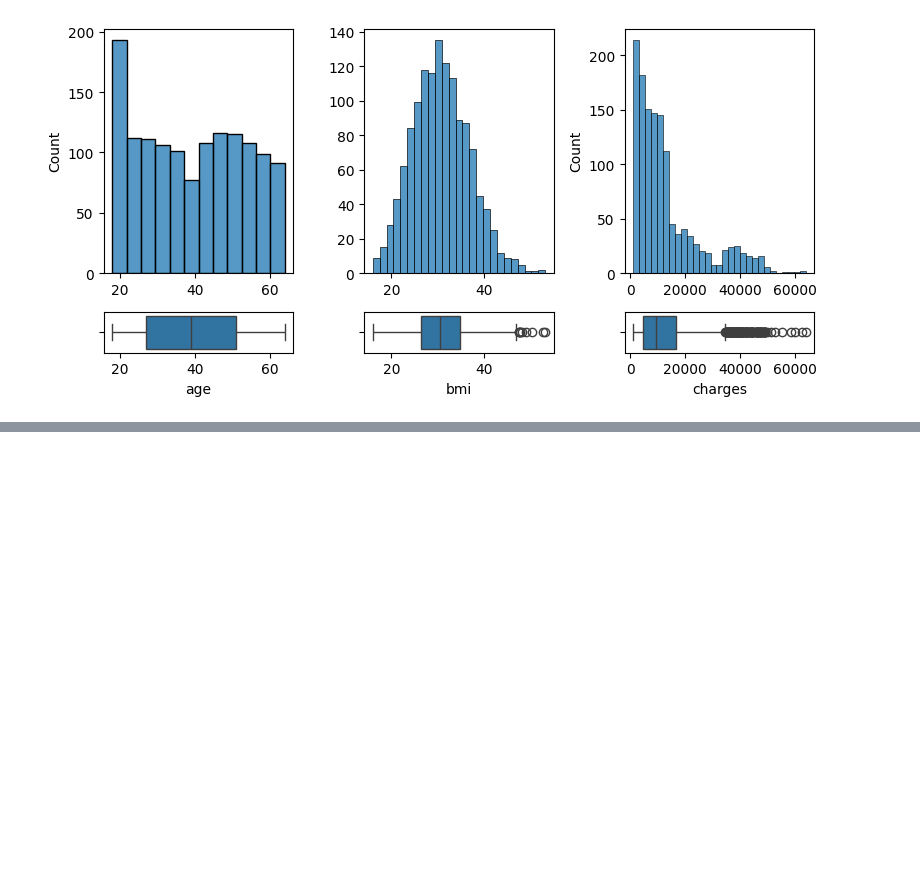
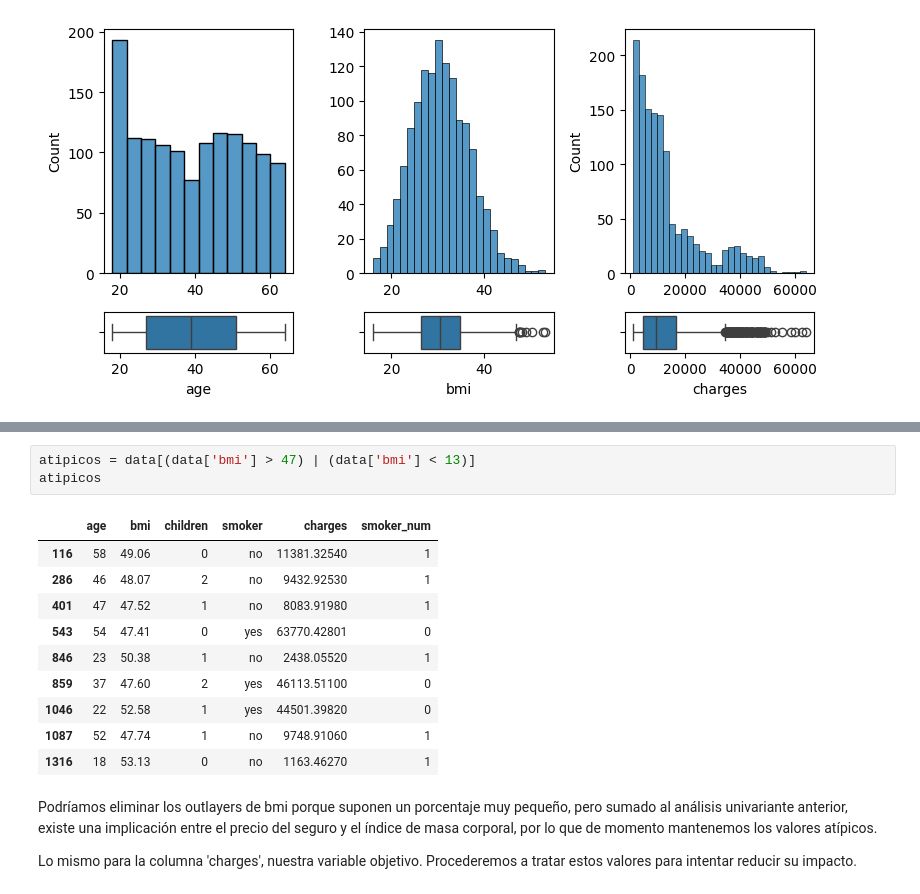
Before and after one commit to RmVa23/linear-regression, a Jupyter notebook: src/EDA.ipynb, the cells around one changed output, grey strips where cells are left out. Saved outputs shown, nothing was run; the diff lists cells and outputs as text; blank space fills up the shorter version.

```diff
--- a/src/EDA.ipynb
+++ b/src/EDA.ipynb
@@ -149,0 +203,18 @@ plt.show()
+# %%
+atipicos = data[(data['bmi'] > 47) | (data['bmi'] < 13)]
+atipicos
+# %% [output]
+|  | age | bmi | children | smoker | charges | smoker_num |
+| 116 | 58 | 49.06 | 0 | no | 11381.32540 | 1 |
+| 286 | 46 | 48.07 | 2 | no | 9432.92530 | 1 |
+| 401 | 47 | 47.52 | 1 | no | 8083.91980 | 1 |
+| 543 | 54 | 47.41 | 0 | yes | 63770.42801 | 0 |
+| 846 | 23 | 50.38 | 1 | no | 2438.05520 | 1 |
+| 859 | 37 | 47.60 | 2 | yes | 46113.51100 | 0 |
+| 1046 | 22 | 52.58 | 1 | yes | 44501.39820 | 0 |
+| 1087 | 52 | 47.74 | 1 | no | 9748.91060 | 1 |
+| 1316 | 18 | 53.13 | 0 | no | 1163.46270 | 1 |
+# %% [markdown]
+Podríamos eliminar los outlayers de bmi porque suponen un porcentaje muy pequeño, pero sumado al análisis univariante anterior, existe una implicación entre el precio del seguro y el índice de masa corporal, por lo que de momento mantenemos los valores atípicos.
+
+Lo mismo para la columna 'charges', nuestra variable objetivo. Procederemos a tratar estos valores para intentar reducir su impacto.
```
Also changed, not shown: parts of 18 cells of this notebook, 1 other file.
